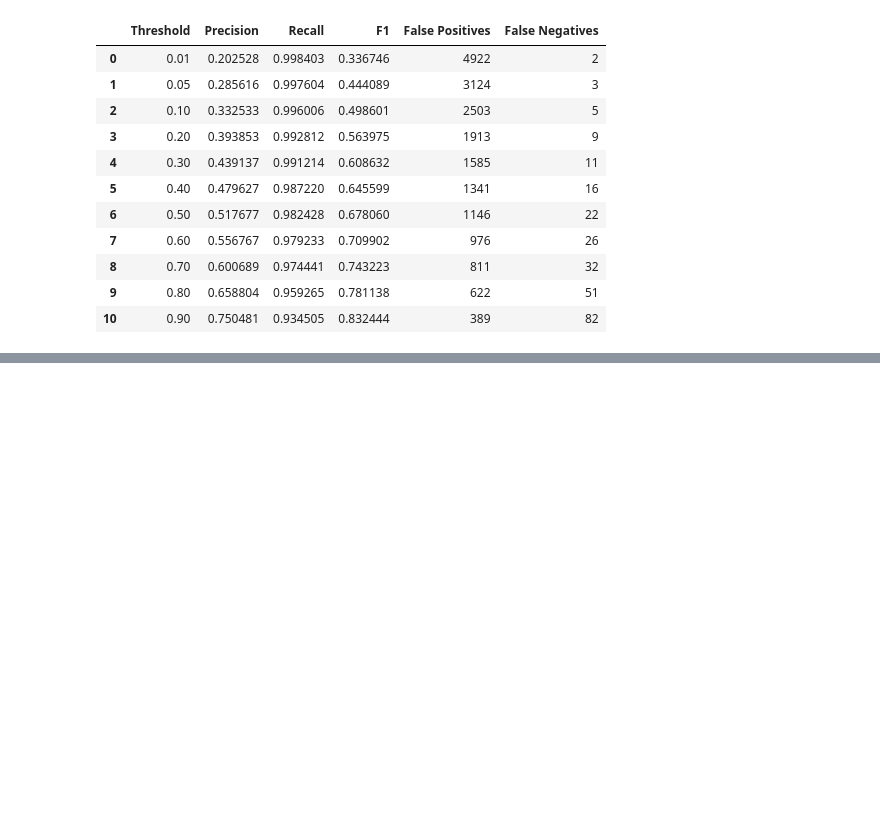
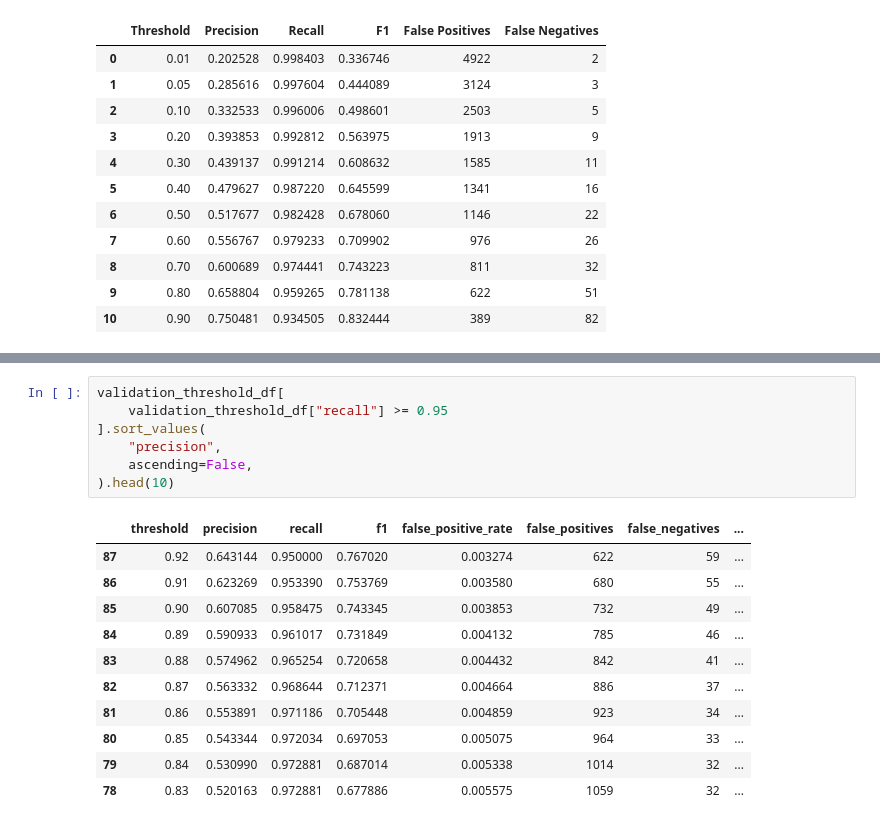
Before and after one commit to dawit-hopes/aI-financial-crime-intelligence, a Jupyter notebook: notebooks/fraud_detector.ipynb, the cells around one changed output, grey strips where cells are left out. Drawn from its saved outputs; the diff is of its cells as text; blank space fills up the shorter version.

```diff
--- a/notebooks/fraud_detector.ipynb
+++ b/notebooks/fraud_detector.ipynb
@@ -2089,0 +2298,19 @@ Fixture:
+# %%
+validation_threshold_df[
+    validation_threshold_df["recall"] >= 0.95
+].sort_values(
+    "precision",
+    ascending=False,
+).head(10)
+# %% [output]
+|  | threshold | precision | recall | f1 | false_positive_rate | false_positives | false_negatives | ... |
+| 87 | 0.92 | 0.643144 | 0.950000 | 0.767020 | 0.003274 | 622 | 59 | ... |
+| 86 | 0.91 | 0.623269 | 0.953390 | 0.753769 | 0.003580 | 680 | 55 | ... |
+| 85 | 0.90 | 0.607085 | 0.958475 | 0.743345 | 0.003853 | 732 | 49 | ... |
+| 84 | 0.89 | 0.590933 | 0.961017 | 0.731849 | 0.004132 | 785 | 46 | ... |
+| 83 | 0.88 | 0.574962 | 0.965254 | 0.720658 | 0.004432 | 842 | 41 | ... |
+| 82 | 0.87 | 0.563332 | 0.968644 | 0.712371 | 0.004664 | 886 | 37 | ... |
+| 81 | 0.86 | 0.553891 | 0.971186 | 0.705448 | 0.004859 | 923 | 34 | ... |
+| 80 | 0.85 | 0.543344 | 0.972034 | 0.697053 | 0.005075 | 964 | 33 | ... |
+| 79 | 0.84 | 0.530990 | 0.972881 | 0.687014 | 0.005338 | 1014 | 32 | ... |
+| 78 | 0.83 | 0.520163 | 0.972881 | 0.677886 | 0.005575 | 1059 | 32 | ... |
```
Also changed, not shown: parts of 10 cells of this notebook, 2 other files.
